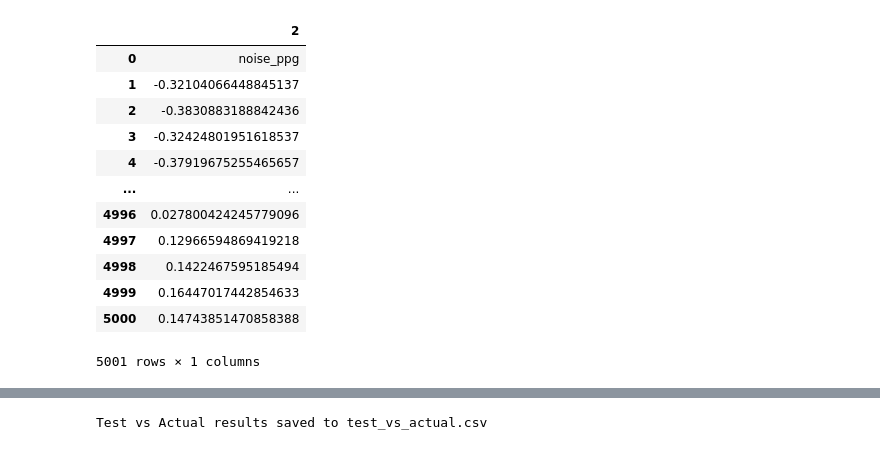
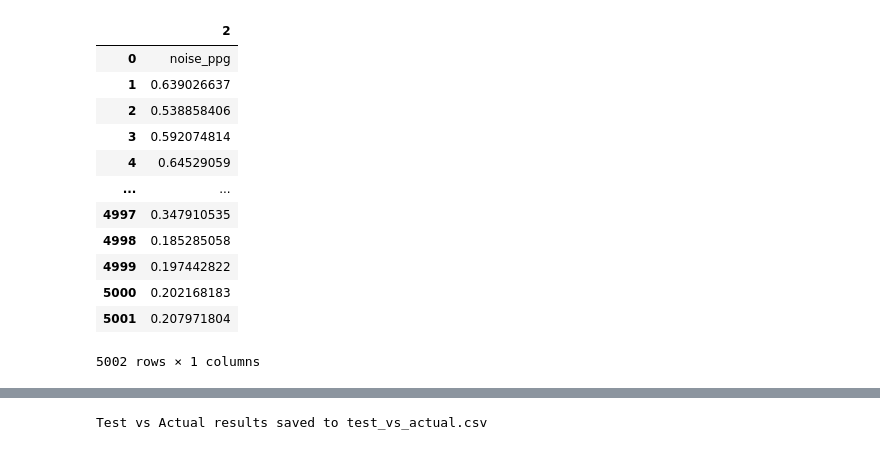
Before and after one commit to sap03rocks/mimic_lstm, a Jupyter notebook: FINAL.ipynb, the cells around one changed output, grey strips where cells are left out. Cells and saved outputs as stored; diff of their text form; code cells hidden in the pictures.

```diff
--- a/FINAL.ipynb
+++ b/FINAL.ipynb
@@ -21,27 +21,27 @@ for dirname, _, filenames in os.walk('/kaggle/input'):
 # %%
 import pandas as pd
 
-url="https://raw.githubusercontent.com/sap03rocks/mimic_lstm/refs/heads/main/set4.csv"
+url="https://raw.githubusercontent.com/sap03rocks/mimic_lstm/refs/heads/main/training70set.csv"
 # Read the data into a DataFrame
 
 data = pd.read_csv(url, header=None)
 data = data.drop(columns=[0,1])
 
 data
 # %% [output]
 |  | 2 |
 | 0 | noise_ppg |
-| 1 | -0.32104066448845137 |
-| 2 | -0.3830883188842436 |
-| 3 | -0.32424801951618537 |
-| 4 | -0.37919675255465657 |
+| 1 | 0.639026637 |
+| 2 | 0.538858406 |
+| 3 | 0.592074814 |
+| 4 | 0.64529059 |
 | ... | ... |
-| 4996 | 0.027800424245779096 |
-| 4997 | 0.12966594869419218 |
-| 4998 | 0.1422467595185494 |
-| 4999 | 0.16447017442854633 |
-| 5000 | 0.14743851470858388 |
+| 4997 | 0.347910535 |
+| 4998 | 0.185285058 |
+| 4999 | 0.197442822 |
+| 5000 | 0.202168183 |
+| 5001 | 0.207971804 |
-5001 rows × 1 columns
+5002 rows × 1 columns
 # %%
 import numpy as np
 import pandas as pd
```
Also changed, not shown: parts of 9 cells of this notebook.
